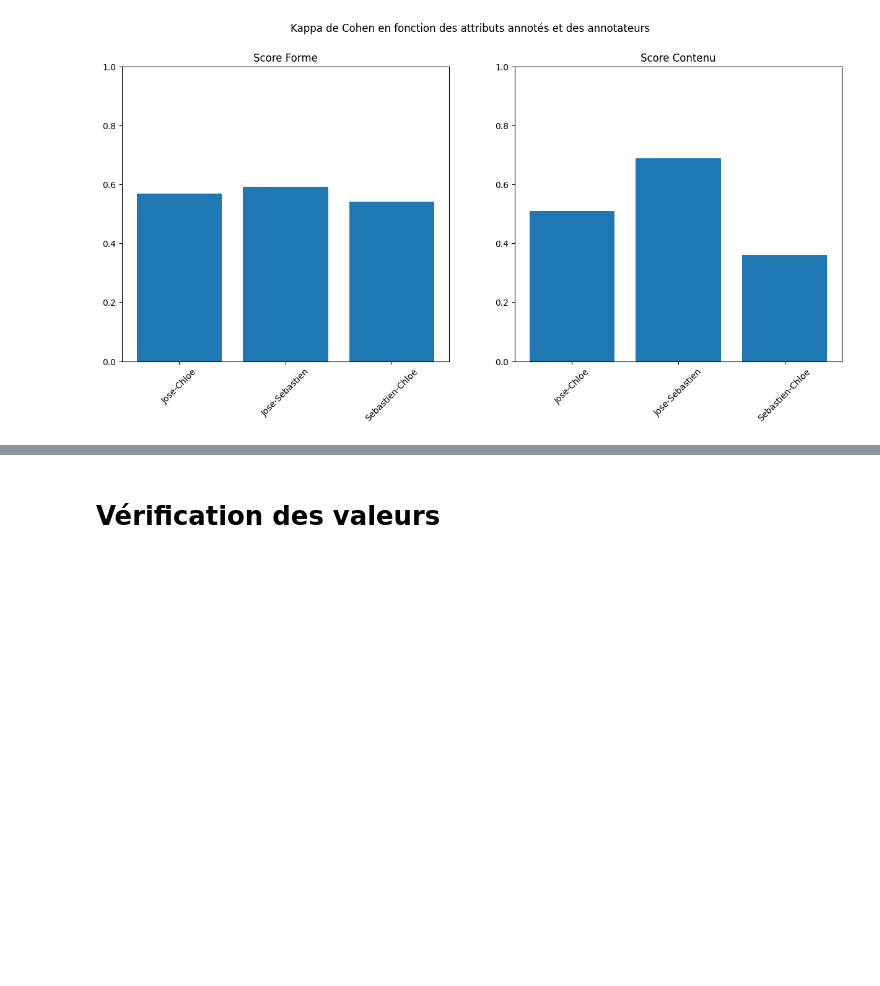
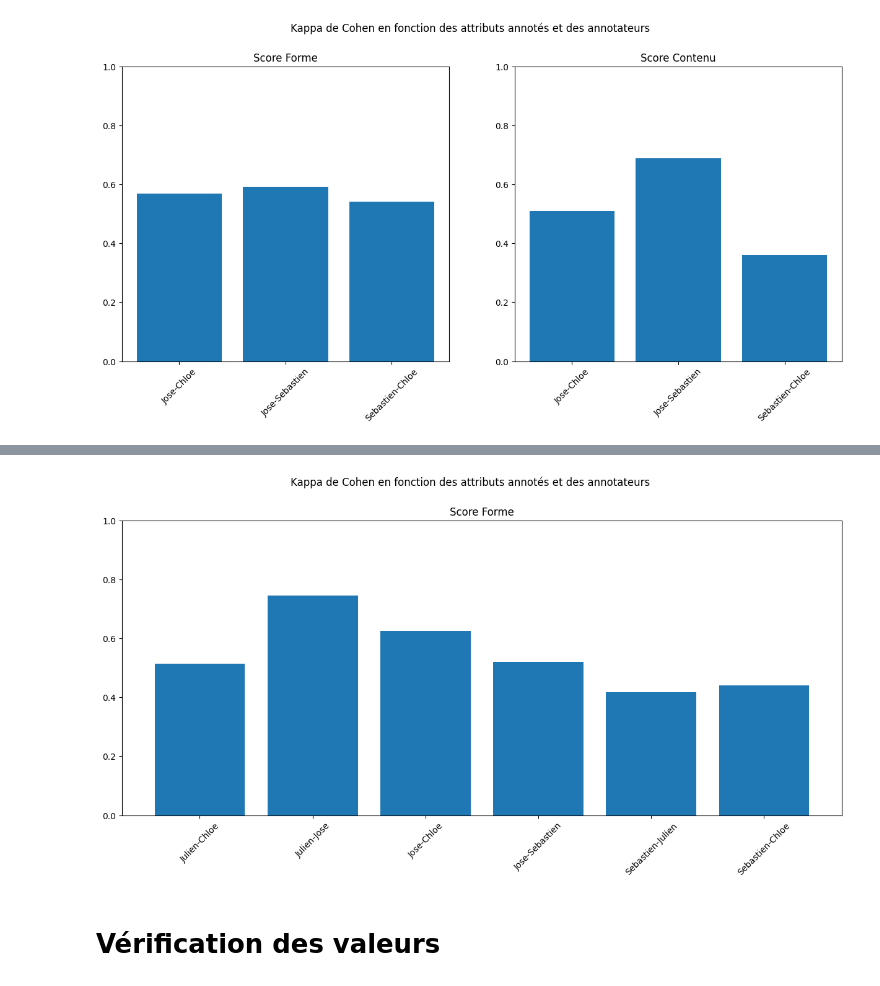
Before and after one commit to chloeboireaudevier/StageMIDL, a Jupyter notebook: kappa_cohen.ipynb, the cells around one changed output, grey strips where cells are left out. Drawn from its saved outputs; the diff is of its cells as text; code cells hidden in the pictures; blank space fills up the shorter version.

```diff
--- a/kappa_cohen.ipynb
+++ b/kappa_cohen.ipynb
@@ -367,3 +408,18 @@ plt.show()
+# %%
+f, (ax1) = plt.subplots(1, 1)
+f.set_figheight(7)
+f.set_figwidth(15)
+f.subplots_adjust(bottom=0.2)
+
+ax1.bar(noms, score_forme)
+ax1.tick_params(axis='x', labelrotation=45)
+ax1.set_title('Score Forme')  # Title for first subplot
+ax1.set_ylim([0,1])
+
+f.suptitle("Kappa de Cohen en fonction des attributs annotés et des annotateurs")
+plt.show()
+# %% [output]
+[figure, added]
 # %% [markdown]
 # Vérification des valeurs
 # %%
```
Also changed, not shown: parts of 17 cells of this notebook, 4 other files.
